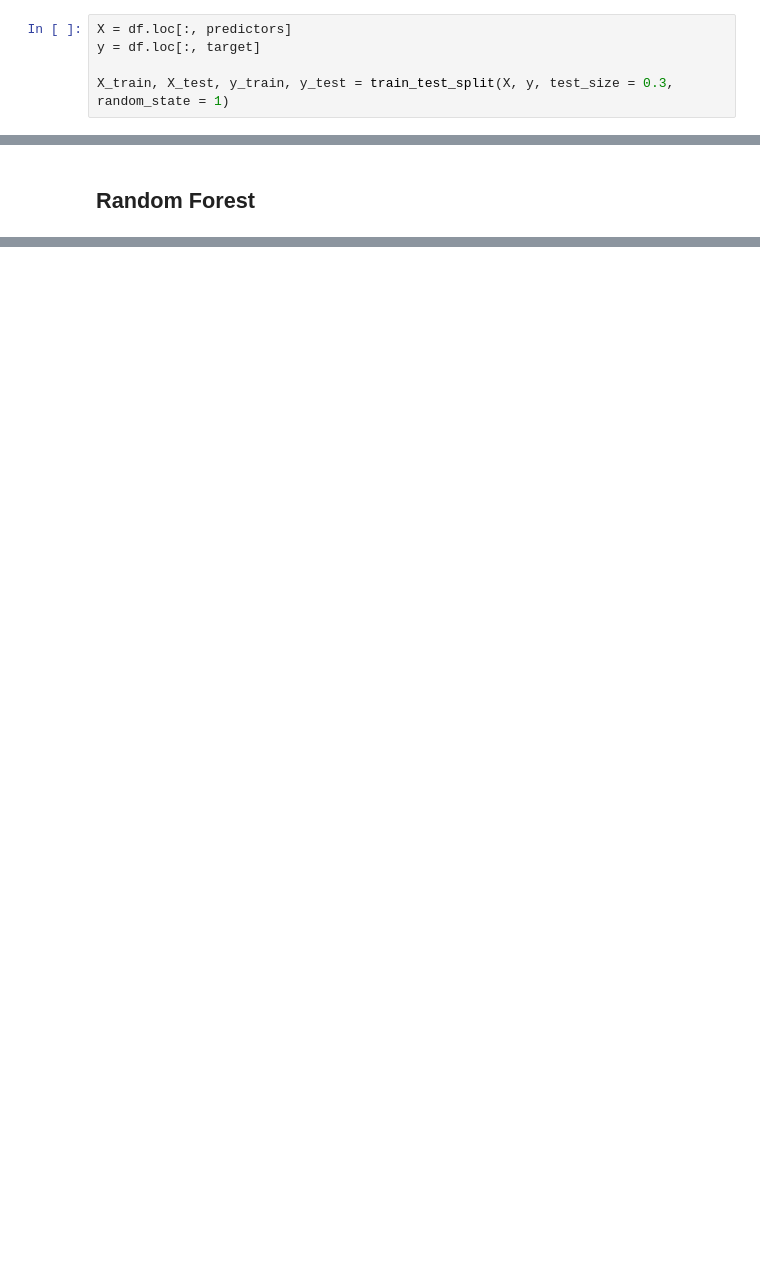
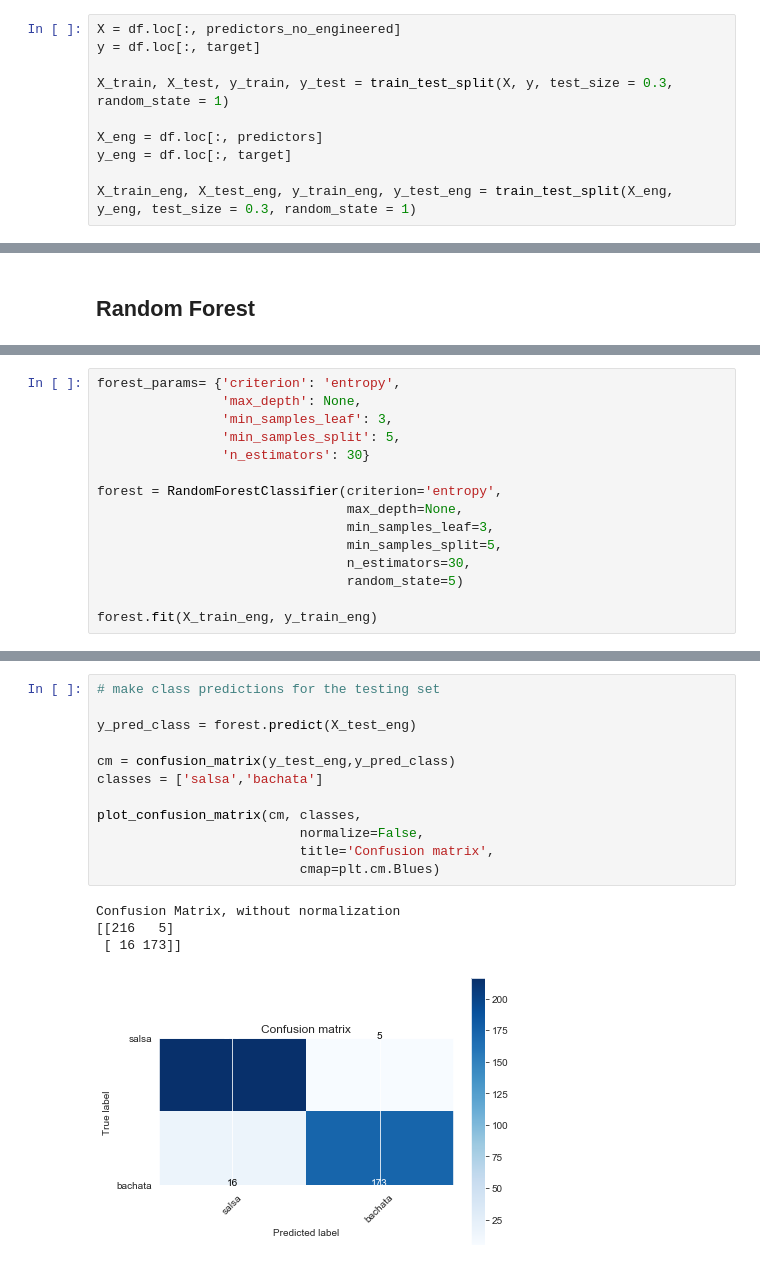
Before and after one commit to ayalasm/mod_5_project, a Jupyter notebook: Exploration.ipynb, the cells around one changed output, grey strips where cells are left out. Cells and saved outputs as stored; diff of their text form; blank space fills up the shorter version.

```diff
--- a/Exploration.ipynb
+++ b/Exploration.ipynb
@@ -334,7 +340,12 @@ from pydotplus import graph_from_dot_data
 # %%
-X = df.loc[:, predictors]
+X = df.loc[:, predictors_no_engineered]
 y = df.loc[:, target]
 
 X_train, X_test, y_train, y_test = train_test_split(X, y, test_size = 0.3, random_state = 1)
+
+X_eng = df.loc[:, predictors]
+y_eng = df.loc[:, target]
+
+X_train_eng, X_test_eng, y_train_eng, y_test_eng = train_test_split(X_eng, y_eng, test_size = 0.3, random_state = 1)
 # %% [markdown]
 ## Decision Tree
@@ -418,0 +437,15 @@ Random forest grid search with engineered features:  0.9341463414634147
+# %%
+forest_params= {'criterion': 'entropy',
+                'max_depth': None,
+                'min_samples_leaf': 3,
+                'min_samples_split': 5,
+                'n_estimators': 30}
+
+forest = RandomForestClassifier(criterion='entropy',
+                                max_depth=None,
+                                min_samples_leaf=3,
+                                min_samples_split=5,
+                                n_estimators=30,
+                                random_state=5)
+
+forest.fit(X_train_eng, y_train_eng)
@@ -418,0 +494,17 @@ Random forest grid search with engineered features:  0.9341463414634147
+# %%
+# make class predictions for the testing set
+
+y_pred_class = forest.predict(X_test_eng)
+
+cm = confusion_matrix(y_test_eng,y_pred_class)
+classes = ['salsa','bachata']
+
+plot_confusion_matrix(cm, classes,
+                          normalize=False,
+                          title='Confusion matrix',
+                          cmap=plt.cm.Blues)
+# %% [output]
+Confusion Matrix, without normalization
+[[216   5]
+ [ 16 173]]
+[figure, added]
```
Also changed, not shown: parts of 27 cells of this notebook.
